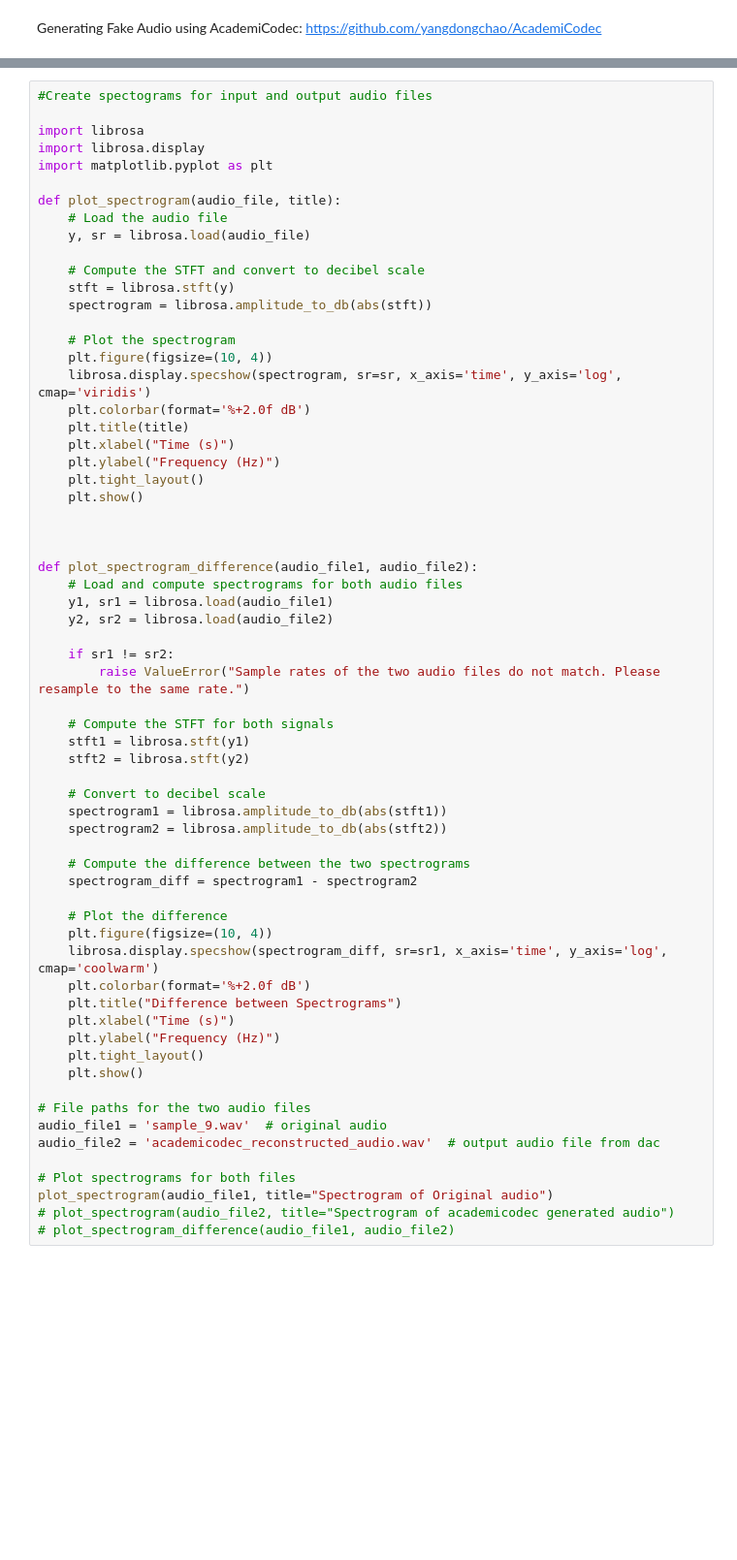
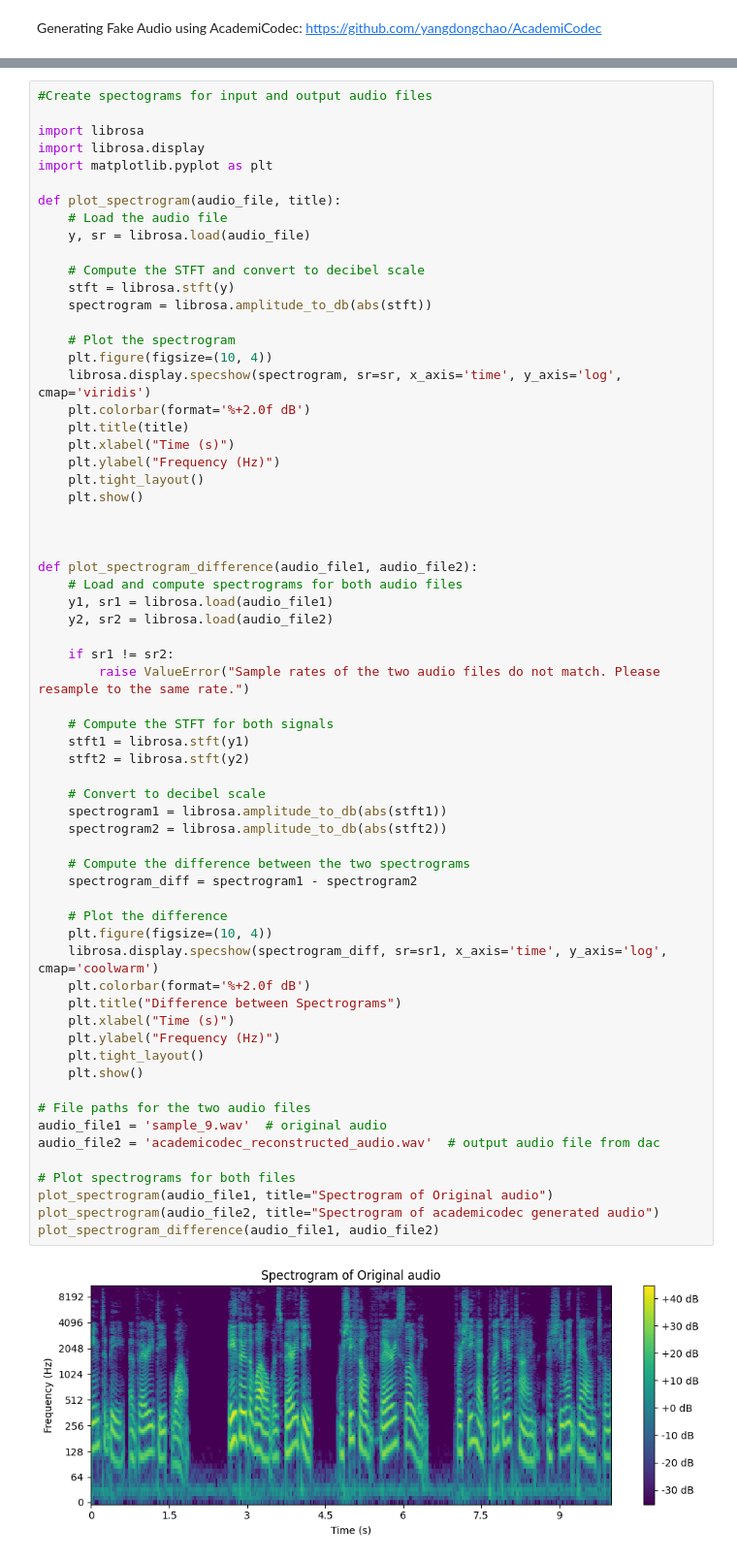
Before and after one commit to Lekha827/AudioDeepfake, a Jupyter notebook: academiCodec.ipynb, the cells around one changed output, grey strips where cells are left out. Shown at 97% size. Saved outputs shown, nothing was run; the diff lists cells and outputs as text; blank space fills up the shorter version.

```diff
--- a/academiCodec.ipynb
+++ b/academiCodec.ipynb
@@ -141,32 +69,34 @@ def plot_spectrogram_difference(audio_file1, audio_file2):
     if sr1 != sr2:
         raise ValueError("Sample rates of the two audio files do not match. Please resample to the same rate.")
 
     # Compute the STFT for both signals
     stft1 = librosa.stft(y1)
     stft2 = librosa.stft(y2)
 
     # Convert to decibel scale
     spectrogram1 = librosa.amplitude_to_db(abs(stft1))
     spectrogram2 = librosa.amplitude_to_db(abs(stft2))
 
     # Compute the difference between the two spectrograms
     spectrogram_diff = spectrogram1 - spectrogram2
 
     # Plot the difference
     plt.figure(figsize=(10, 4))
     librosa.display.specshow(spectrogram_diff, sr=sr1, x_axis='time', y_axis='log', cmap='coolwarm')
     plt.colorbar(format='%+2.0f dB')
     plt.title("Difference between Spectrograms")
     plt.xlabel("Time (s)")
     plt.ylabel("Frequency (Hz)")
     plt.tight_layout()
     plt.show()
 
 # File paths for the two audio files
 audio_file1 = 'sample_9.wav'  # original audio
 audio_file2 = 'academicodec_reconstructed_audio.wav'  # output audio file from dac
 
 # Plot spectrograms for both files
 plot_spectrogram(audio_file1, title="Spectrogram of Original audio")
-# plot_spectrogram(audio_file2, title="Spectrogram of academicodec generated audio")
-# plot_spectrogram_difference(audio_file1, audio_file2)
+plot_spectrogram(audio_file2, title="Spectrogram of academicodec generated audio")
+plot_spectrogram_difference(audio_file1, audio_file2)
+# %% [output]
+[figure, added]
```
Also changed, not shown: parts of 5 cells of this notebook, 2 other files.
